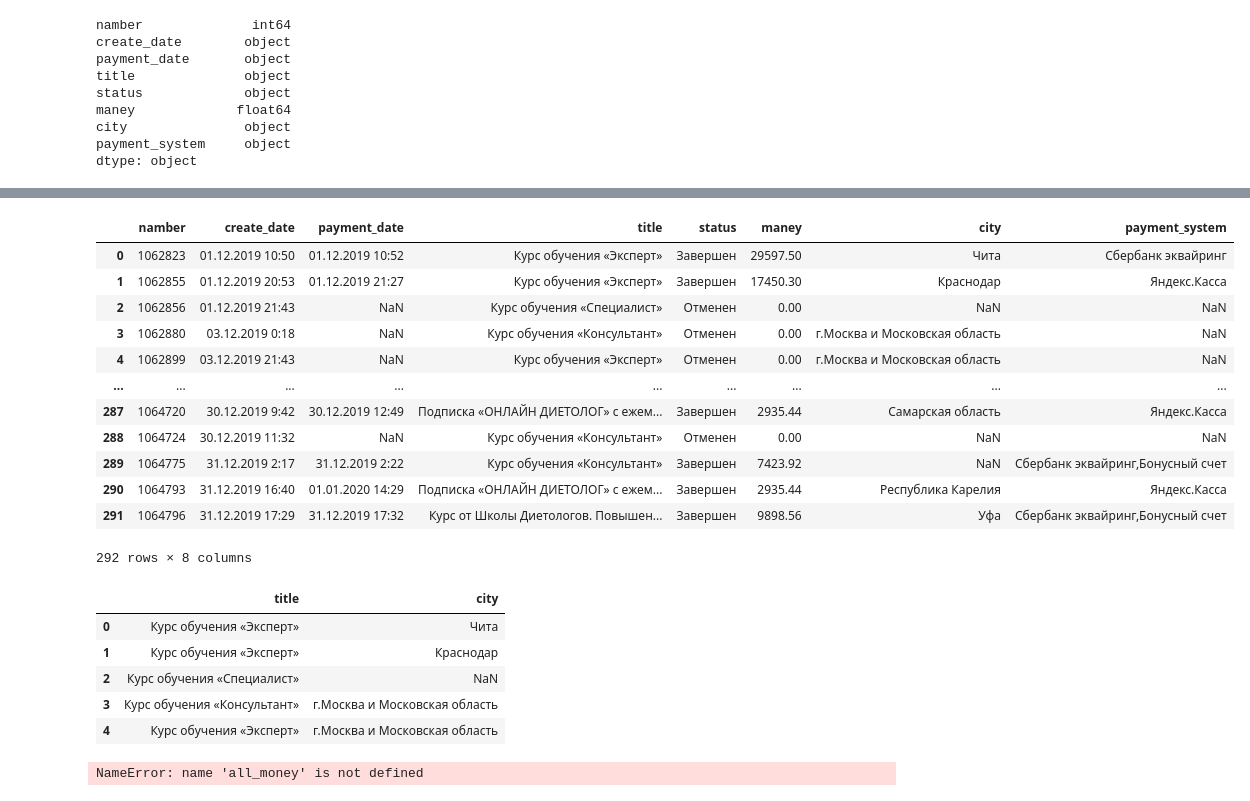
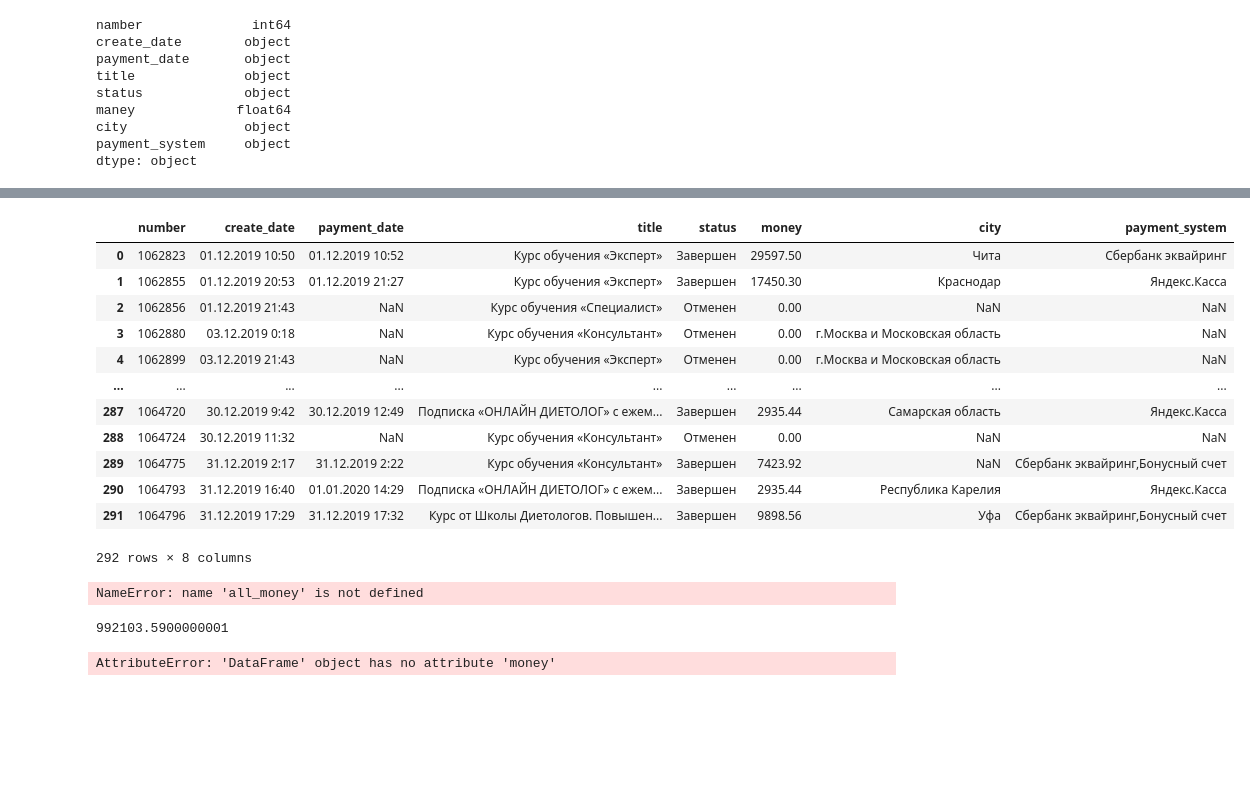
Before and after one commit to SENATOROVAI/Python-oleg14038, a Jupyter notebook: python/Pandas_stepik.ipynb, the cells around one changed output, grey strips where cells are left out. Cells and saved outputs as stored; diff of their text form; code cells hidden in the pictures; blank space fills up the shorter version.

```diff
--- a/python/Pandas_stepik.ipynb
+++ b/python/Pandas_stepik.ipynb
@@ -48,6 +83,6 @@ Index(['Номер', 'Дата создания', 'Дата оплаты', 'Titl
       dtype='object')
 # %%
-df = df.rename(columns= {'Номер': 'namber',
+df  = df.rename(columns= {'Номер': 'number',
             'Дата создания': 'create_date',
             'Дата оплаты': 'payment_date',
             'Title': 'title',
@@ -55,30 +90,22 @@ df = df.rename(columns= {'Номер': 'namber',
             'Заработано': 'maney',
            'Город' : 'city',
           'Платежная система': 'payment_system'})
-
-df
-# %% [output]
-|  | namber | create_date | payment_date | title | status | maney | city | payment_system |
-| 0 | 1062823 | 01.12.2019 10:50 | 01.12.2019 10:52 | Курс обучения «Эксперт» | Завершен | 29597.50 | Чита | Сбербанк эквайринг |
-| 1 | 1062855 | 01.12.2019 20:53 | 01.12.2019 21:27 | Курс обучения «Эксперт» | Завершен | 17450.30 | Краснодар | Яндекс.Касса |
-| 2 | 1062856 | 01.12.2019 21:43 | NaN | Курс обучения «Специалист» | Отменен | 0.00 | NaN | NaN |
-| 3 | 1062880 | 03.12.2019 0:18 | NaN | Курс обучения «Консультант» | Отменен | 0.00 | г.Москва и Московская область | NaN |
-| 4 | 1062899 | 03.12.2019 21:43 | NaN | Курс обучения «Эксперт» | Отменен | 0.00 | г.Москва и Московская область | NaN |
-| ... | ... | ... | ... | ... | ... | ... | ... | ... |
-| 287 | 1064720 | 30.12.2019 9:42 | 30.12.2019 12:49 | Подписка «ОНЛАЙН ДИЕТОЛОГ» с ежем... | Завершен | 2935.44 | Самарская область | Яндекс.Касса |
-| 288 | 1064724 | 30.12.2019 11:32 | NaN | Курс обучения «Консультант» | Отменен | 0.00 | NaN | NaN |
-| 289 | 1064775 | 31.12.2019 2:17 | 31.12.2019 2:22 | Курс обучения «Консультант» | Завершен | 7423.92 | NaN | Сбербанк эквайринг,Бонусный счет |
-| 290 | 1064793 | 31.12.2019 16:40 | 01.01.2020 14:29 | Подписка «ОНЛАЙН ДИЕТОЛОГ» с ежем... | Завершен | 2935.44 | Республика Карелия | Яндекс.Касса |
-| 291 | 1064796 | 31.12.2019 17:29 | 31.12.2019 17:32 | Курс от Школы Диетологов. Повышен... | Завершен | 9898.56 | Уфа | Сбербанк эквайринг,Бонусный счет |
-292 rows × 8 columns
-# %%
-df[['namber']]
-df[['title', 'city']].head()# вызываем по ключу значение, и с помощью head()выводим первые 5 колонок или
-# %% [output]
-|  | title | city |
-| 0 | Курс обучения «Эксперт» | Чита |
-| 1 | Курс обучения «Эксперт» | Краснодар |
-| 2 | Курс обучения «Специалист» | NaN |
-| 3 | Курс обучения «Консультант» | г.Москва и Московская область |
-| 4 | Курс обучения «Эксперт» | г.Москва и Московская область |
+# %%
+df = df.rename(columns = {'maney': 'money'})
+df = df.rename(columns = {'Номер': 'number'})
+df
+# %% [output]
+|  | number | create_date | payment_date | title | status | money | city | payment_system |
+| 0 | 1062823 | 01.12.2019 10:50 | 01.12.2019 10:52 | Курс обучения «Эксперт» | Завершен | 29597.50 | Чита | Сбербанк эквайринг |
+| 1 | 1062855 | 01.12.2019 20:53 | 01.12.2019 21:27 | Курс обучения «Эксперт» | Завершен | 17450.30 | Краснодар | Яндекс.Касса |
+| 2 | 1062856 | 01.12.2019 21:43 | NaN | Курс обучения «Специалист» | Отменен | 0.00 | NaN | NaN |
+| 3 | 1062880 | 03.12.2019 0:18 | NaN | Курс обучения «Консультант» | Отменен | 0.00 | г.Москва и Московская область | NaN |
+| 4 | 1062899 | 03.12.2019 21:43 | NaN | Курс обучения «Эксперт» | Отменен | 0.00 | г.Москва и Московская область | NaN |
+| ... | ... | ... | ... | ... | ... | ... | ... | ... |
+| 287 | 1064720 | 30.12.2019 9:42 | 30.12.2019 12:49 | Подписка «ОНЛАЙН ДИЕТОЛОГ» с ежем... | Завершен | 2935.44 | Самарская область | Яндекс.Касса |
+| 288 | 1064724 | 30.12.2019 11:32 | NaN | Курс обучения «Консультант» | Отменен | 0.00 | NaN | NaN |
+| 289 | 1064775 | 31.12.2019 2:17 | 31.12.2019 2:22 | Курс обучения «Консультант» | Завершен | 7423.92 | NaN | Сбербанк эквайринг,Бонусный счет |
+| 290 | 1064793 | 31.12.2019 16:40 | 01.01.2020 14:29 | Подписка «ОНЛАЙН ДИЕТОЛОГ» с ежем... | Завершен | 2935.44 | Республика Карелия | Яндекс.Касса |
+| 291 | 1064796 | 31.12.2019 17:29 | 31.12.2019 17:32 | Курс от Школы Диетологов. Повышен... | Завершен | 9898.56 | Уфа | Сбербанк эквайринг,Бонусный счет |
+292 rows × 8 columns
 # %%
@@ -111,3 +138,13 @@ money_by_city = df \
 #Функция sort_values
 # позволяет вам указать столбец для сортировки (в данном случае "maney") и в каком порядке следует
 #выполнять сортировку: по возрастанию (ascending=True) или по убыванию (ascending=False).
+# %%
+all_maney = df.money.sum()# Подсчитали общую сумму курсов
+all_maney
+# %% [output]
+992103.5900000001
+# %%
+df.money.sum()
+#df
+# %% [output]
+AttributeError: 'DataFrame' object has no attribute 'money'
```
Also changed, not shown: parts of 11 cells of this notebook, 3 other files.
